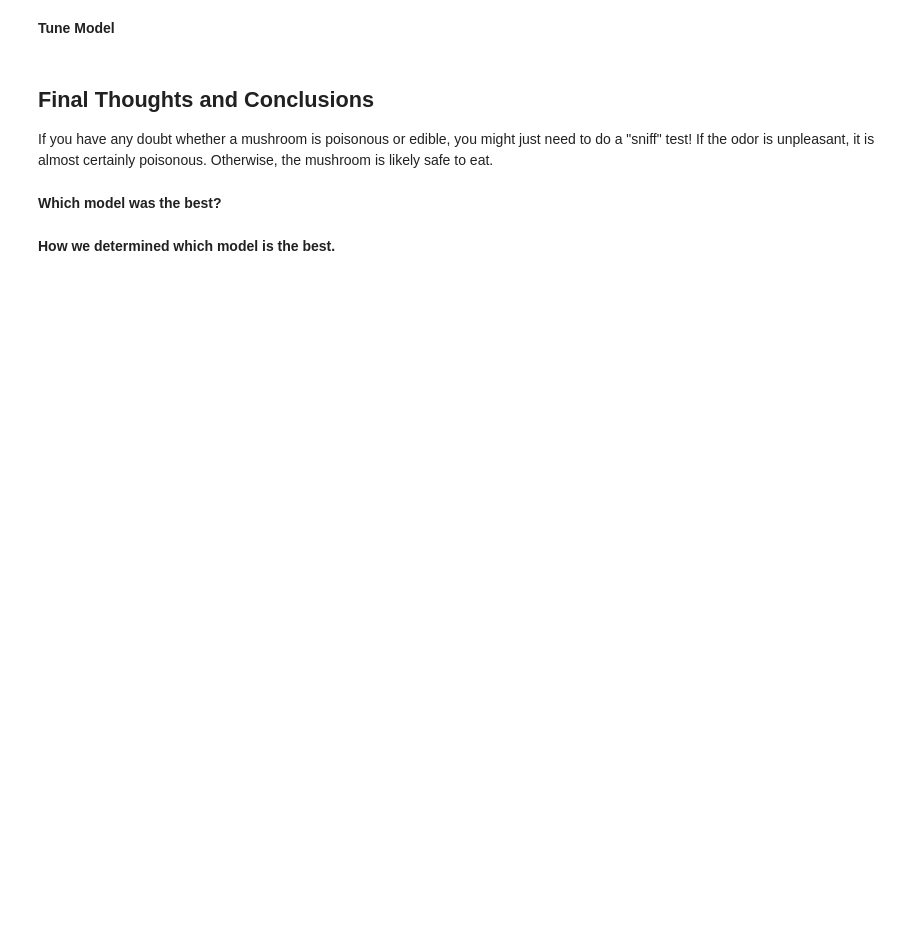
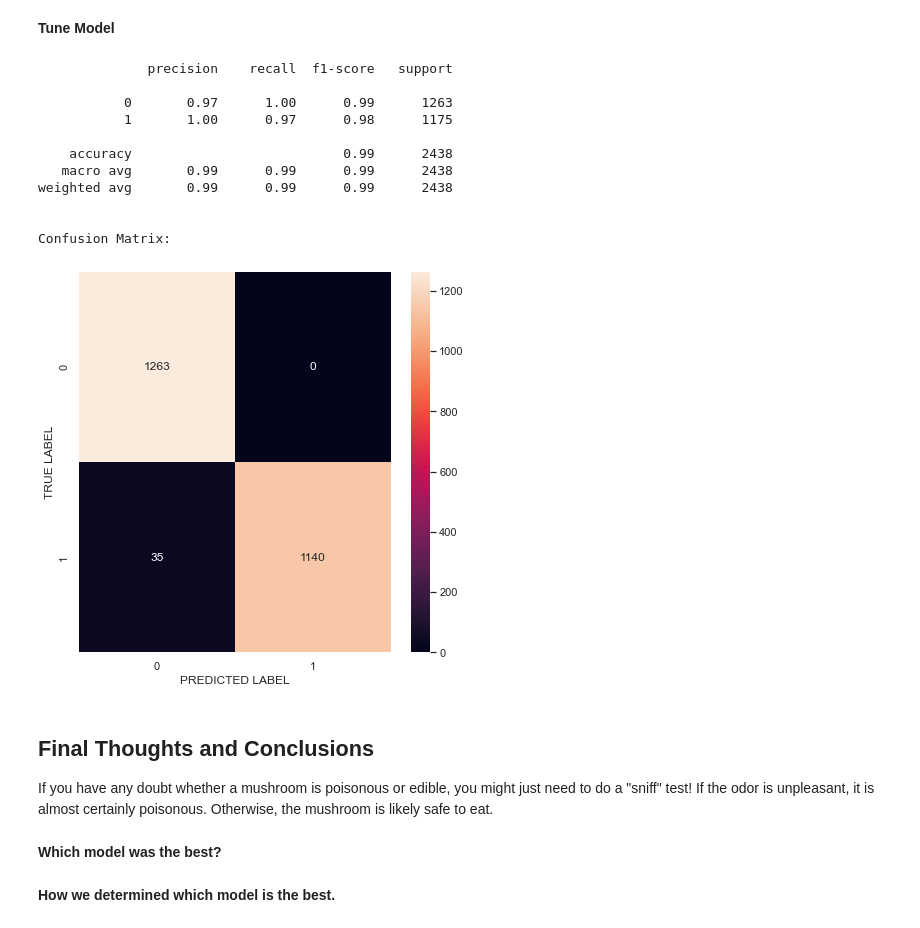
Before and after one commit to artolon/Final-Project, a Jupyter notebook: Part2_Mushroom-Models.ipynb, the cells around one changed output. Drawn from its saved outputs; the diff is of its cells as text; code cells hidden in the pictures; blank space fills up the shorter version.

```diff
--- a/Part2_Mushroom-Models.ipynb
+++ b/Part2_Mushroom-Models.ipynb
@@ -683,5 +699,29 @@ Confusion Matrix:
 # %% [markdown]
 **Tune Model**
+# %%
+rf = RandomForestClassifier(random_state=25)
+rf_params = {
+        'max_features': ["auto", "sqrt", "log2"],
+        'n_estimators': [300, 500, 700, 1000]
+        }
+# %%
+rf_grid_model = GridSearchCV(rf, rf_params, cv= 10, n_jobs= -1)
+rf_grid_model.fit(X_train,y_train)
+y_pred_rf = rf_grid_model.predict(X_test)
+evaluate_model(y_pred_rf, y_test)
+# %% [output]
+              precision    recall  f1-score   support
+
+           0       0.97      1.00      0.99      1263
+           1       1.00      0.97      0.98      1175
+
+    accuracy                           0.99      2438
+   macro avg       0.99      0.99      0.99      2438
+weighted avg       0.99      0.99      0.99      2438
+
+
+Confusion Matrix:
+[figure, added]
 # %% [markdown]
 ## Final Thoughts and Conclusions
 
```
Also changed, not shown: parts of 10 cells of this notebook.
